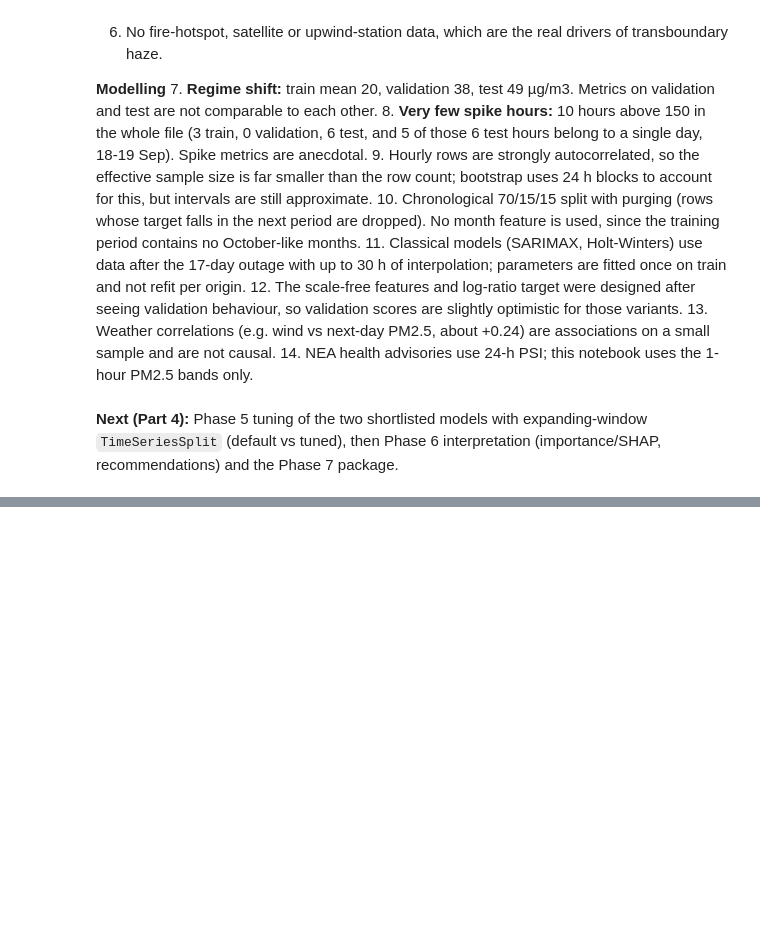
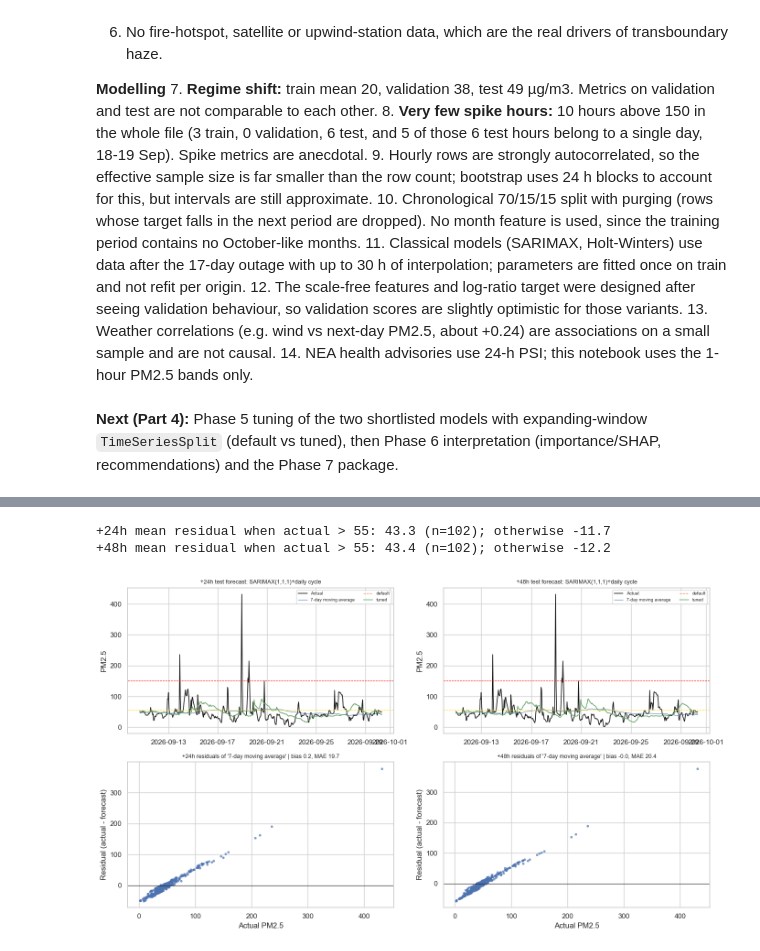
Before and after one commit to ZaField/Transboundary-Haze-Forecasting, a Jupyter notebook: Transboundary_Haze_Forecasting.ipynb, the cells around one changed output, grey strips where cells are left out. Drawn from its saved outputs; the diff is of its cells as text; code cells hidden in the pictures; blank space fills up the shorter version.

```diff
--- a/Transboundary_Haze_Forecasting.ipynb
+++ b/Transboundary_Haze_Forecasting.ipynb
@@ -1297,0 +1600,23 @@ Shortlisted for Phase 5 tuning: ['SARIMAX(1,1,1)+daily cycle', 'Ridge (scale-fre
+# %%
+test_preds = {h: {} for h in HORIZONS}
+for h in HORIZONS:
+    te, dev = split_idx(h, "test"), dev_index(h)
+    assert dev.max() + h * H < te.min()
+    for b in BASELINES:
+        test_preds[h][b] = preds[h][b].loc[te]
+    for name in TOP2:
+        fam = family(name)
+        for label, p in [("default", default_params(name)), ("tuned", best[(name, h)])]:
+            test_preds[h][f"{name} [{label}]"] = (ridge_predict(p, h, dev, te)[0] if fam == "ridge"
+                                                  else sarimax_predict(p, h, dev.max() + h * H, te)[0])
+
+rows = []
+for h in HORIZONS:
+    te = split_idx(h, "test"); yt = actual(h, te)
+    for mname, p in test_preds[h].items():
+        lo, hi = block_ci((yt - p).values)
+        rows.append({"horizon": f"+{h}h", "model": mname, "n": len(te), **metrics(yt, p), "CI95_low": lo, "CI95_high": hi})
+test_res = pd.DataFrame(rows)
+nv = test_res[test_res.model == "Naive (y_t)"].set_index("horizon")["RMSE"]
+test_res["skill_vs_naive"] = 1 - test_res["RMSE"] / test_res["horizon"].map(nv)
+display(test_res.round(2).set_index(["horizon", "model"]))
@@ -1297,0 +1643,24 @@ Shortlisted for Phase 5 tuning: ['SARIMAX(1,1,1)+daily cycle', 'Ridge (scale-fre
+# %%
+fam_best = best_model
+fig, axes = plt.subplots(2, len(HORIZONS), figsize=(14, 8))
+for j, h in enumerate(HORIZONS):
+    te = split_idx(h, "test"); yt = actual(h, te); tt = te + h * H
+    pick = test_preds[h][FINAL if FINAL in BASELINES else f"{FINAL} [tuned]"]
+    ax = axes[0][j]
+    ax.plot(tt, yt.values, "k", lw=1.2, label="Actual")
+    ax.plot(tt, test_preds[h][best_base].values, lw=0.9, alpha=0.8, label=best_base)
+    ax.plot(tt, test_preds[h][f"{fam_best} [default]"].values, lw=0.9, ls="--", label="default")
+    ax.plot(tt, test_preds[h][f"{fam_best} [tuned]"].values, lw=1.1, label="tuned")
+    ax.axhline(EVENT_THR, color="gold", ls="--", lw=0.8); ax.axhline(HIGH_THR, color="red", ls="--", lw=0.8)
+    ax.set_title(f"+{h}h test forecast: {fam_best[:28]}", fontsize=9); ax.set_ylabel("PM2.5"); ax.legend(fontsize=7, ncol=2)
+    r = yt - pick
+    ax2 = axes[1][j]; ax2.scatter(yt.values, r.values, s=8, alpha=0.6); ax2.axhline(0, color="k", lw=0.8)
+    ax2.set_xlabel("Actual PM2.5"); ax2.set_ylabel("Residual (actual - forecast)")
+    ax2.set_title(f"+{h}h residuals of '{FINAL[:24]}' | bias {r.mean():.1f}, MAE {r.abs().mean():.1f}", fontsize=9)
+    ev = yt > EVENT_THR
+    print(f"+{h}h mean residual when actual > {EVENT_THR}: {r[ev].mean():.1f} (n={int(ev.sum())}); otherwise {r[~ev].mean():.1f}")
+plt.tight_layout(); plt.show()
+# %% [output]
++24h mean residual when actual > 55: 43.3 (n=102); otherwise -11.7
++48h mean residual when actual > 55: 43.4 (n=102); otherwise -12.2
+[figure, added]
```
Also changed, not shown: parts of 40 cells of this notebook.
